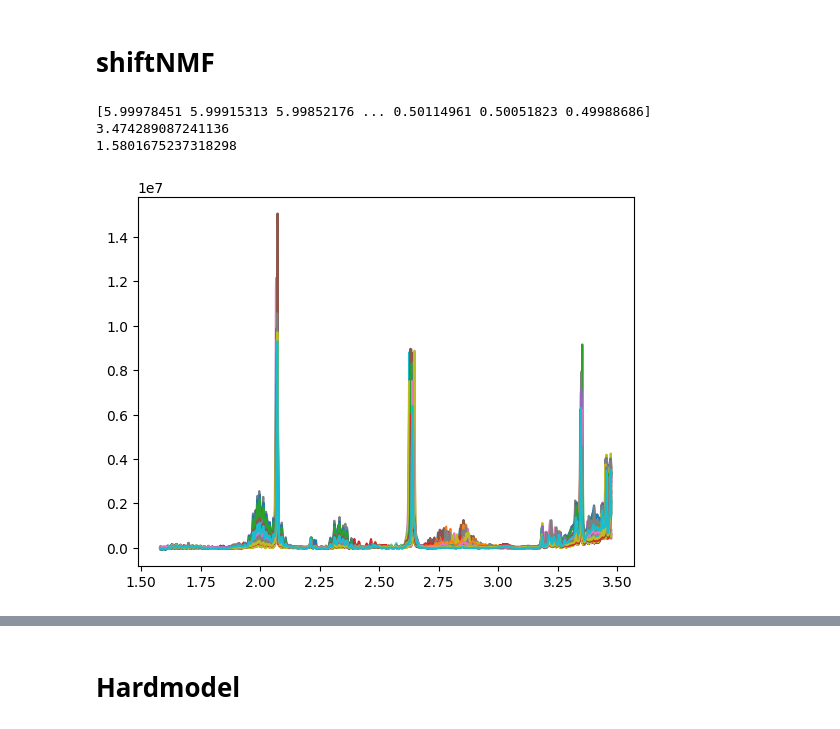
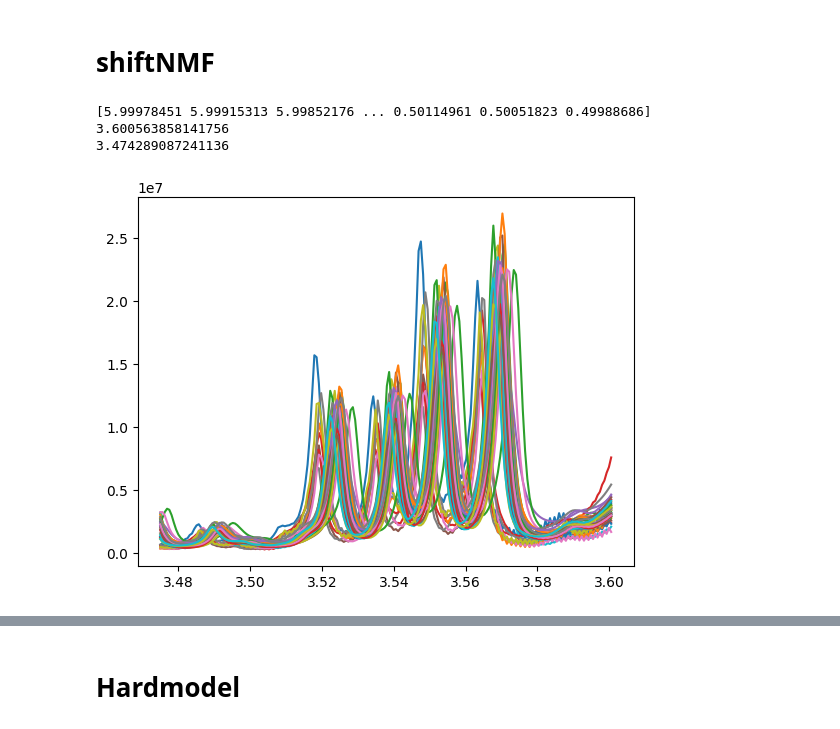
Before and after one commit to LucasEmcken/Bachelorprojekt, a Jupyter notebook: wine_experiment.ipynb, the cells around one changed output, grey strips where cells are left out. Cells and saved outputs as stored; diff of their text form; code cells hidden in the pictures.

```diff
--- a/wine_experiment.ipynb
+++ b/wine_experiment.ipynb
@@ -19,20 +21,20 @@ from helpers.fit_functions import *
 # %% [markdown]
 # shiftNMF
 # %%
-si = 4000
-ei = 7000
+si = 3800
+ei = 4000
 print(PPM_WINE)
 X = X_WINE[:,si:ei]
 print(PPM_WINE[si])
 print(PPM_WINE[ei])
 ppm = PPM_WINE[si:ei]
 
 plt.plot(ppm,X.T)
 plt.show()
 # %% [output]
 [5.99978451 5.99915313 5.99852176 ... 0.50114961 0.50051823 0.49988686]
+3.600563858141756
 3.474289087241136
-1.5801675237318298
-[figure, old version]
+[figure, new version]
 # %%
 
```
Also changed, not shown: parts of 6 cells of this notebook.
